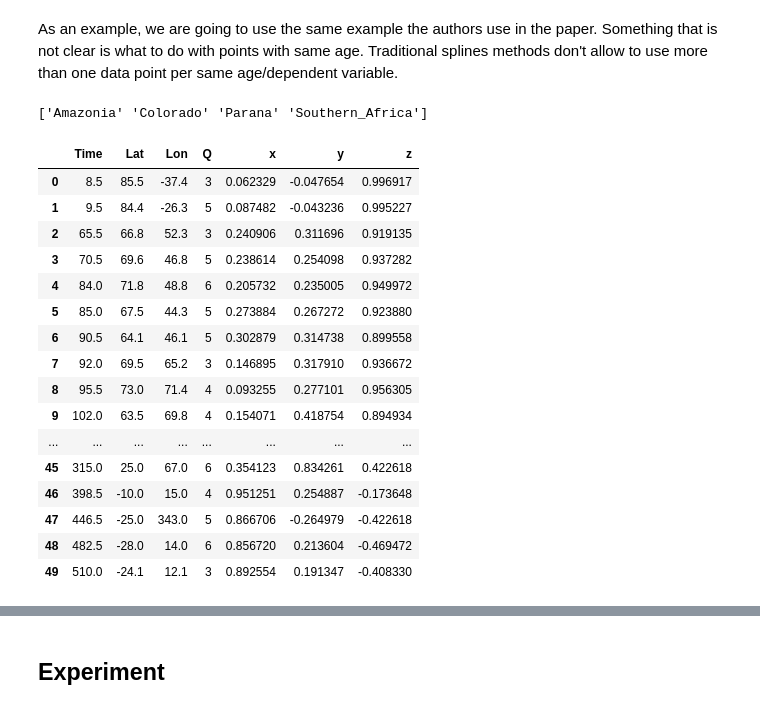
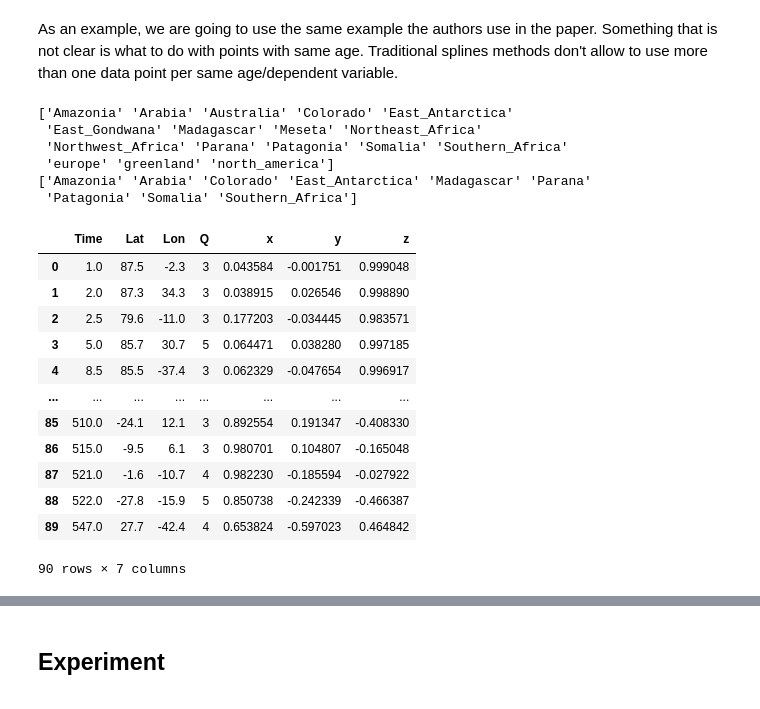
Before and after one commit to PolarWandering/PaleoStats, a Jupyter notebook: Spherical_Splines.ipynb, the cells around one changed output, grey strips where cells are left out. Cells and saved outputs as stored; diff of their text form; code cells hidden in the pictures.

Commit message:
Example with full Gondwana

```diff
--- a/Spherical_Splines.ipynb
+++ b/Spherical_Splines.ipynb
@@ -44,51 +45,55 @@ elif example == 'toy':
     df = pd.read_csv('data/Jupp-etal-1987_dataset.csv', encoding="cp1254")
 
     # In order to do splines, we need the time coordinate to be strictly increasing. This is a little bit annoying, so for now
     # we replace poles with same age by picking the first one in the age
     df = df.groupby(['Time']).first().reset_index()
     #df['Time'] += np.random.normal(0, 0.001, df.shape[0])
     df['Lat'] = 90 - df['Time'] * 0.1
     df['Lon'] = df['Time'] * 0.5
 
 if example == 'Torsvik2012':
     df = pd.read_csv('data/Torsvik-etal-2012_dataset.csv', encoding="cp1254")
-    df = df[df.Plate.isin(['Amazonia', 'Parana', 'Colorado', 'Southern_Africa'])]
+    print(np.unique(df.Plate))
+    #WesternAustralia, East Antarctica, the Indian subcontinent, Madagascar,South America (Amazonia, Parana, Colorado and Patagonia), NWand NE Africa, Somalia, and Arabia.
+    df = df[df.Plate.isin(['Amazonia', 'Parana', 'Colorado', 'Southern_Africa', 'East_Antarctica', 'Madagascar', 'Patagonia', 'Northeast_Africa'
+ 'Northwest_Africa', 'Somalia', 'Arabia'])]
     print(np.unique(df.Plate))
     df.RLat.fillna(df.Lat, inplace=True)
     df.RLon.fillna(df.Lon, inplace=True)
     df['Time'] = df['Age']
     df['Lat'] = - df['RLat'] # reverse latitude to coincide with north pole following the defaul to Jupp
     df['Lon'] = df['RLon']
     df = df.groupby(['Time']).first().reset_index()
     df = df[['Time', "Lat", 'Lon', 'Q']]
 
 # Add cartesian coordinates
 df['x'] = df.apply(lambda row: sph2cart([np.radians(row["Lat"]), np.radians(row.Lon)])[0], axis=1)
 df['y'] = df.apply(lambda row: sph2cart([np.radians(row["Lat"]), np.radians(row.Lon)])[1], axis=1)
 df['z'] = df.apply(lambda row: sph2cart([np.radians(row["Lat"]), np.radians(row.Lon)])[2], axis=1)
 
 df = df.sort_values(by='Time')
 
 df
 # %% [output]
-['Amazonia' 'Colorado' 'Parana' 'Southern_Africa']
+['Amazonia' 'Arabia' 'Australia' 'Colorado' 'East_Antarctica'
+ 'East_Gondwana' 'Madagascar' 'Meseta' 'Northeast_Africa'
+ 'Northwest_Africa' 'Parana' 'Patagonia' 'Somalia' 'Southern_Africa'
+ 'europe' 'greenland' 'north_america']
+['Amazonia' 'Arabia' 'Colorado' 'East_Antarctica' 'Madagascar' 'Parana'
+ 'Patagonia' 'Somalia' 'Southern_Africa']
 |  | Time | Lat | Lon | Q | x | y | z |
-| 0 | 8.5 | 85.5 | -37.4 | 3 | 0.062329 | -0.047654 | 0.996917 |
-| 1 | 9.5 | 84.4 | -26.3 | 5 | 0.087482 | -0.043236 | 0.995227 |
-| 2 | 65.5 | 66.8 | 52.3 | 3 | 0.240906 | 0.311696 | 0.919135 |
-| 3 | 70.5 | 69.6 | 46.8 | 5 | 0.238614 | 0.254098 | 0.937282 |
-| 4 | 84.0 | 71.8 | 48.8 | 6 | 0.205732 | 0.235005 | 0.949972 |
-| 5 | 85.0 | 67.5 | 44.3 | 5 | 0.273884 | 0.267272 | 0.923880 |
-| 6 | 90.5 | 64.1 | 46.1 | 5 | 0.302879 | 0.314738 | 0.899558 |
-| 7 | 92.0 | 69.5 | 65.2 | 3 | 0.146895 | 0.317910 | 0.936672 |
-| 8 | 95.5 | 73.0 | 71.4 | 4 | 0.093255 | 0.277101 | 0.956305 |
-| 9 | 102.0 | 63.5 | 69.8 | 4 | 0.154071 | 0.418754 | 0.894934 |
+| 0 | 1.0 | 87.5 | -2.3 | 3 | 0.043584 | -0.001751 | 0.999048 |
+| 1 | 2.0 | 87.3 | 34.3 | 3 | 0.038915 | 0.026546 | 0.998890 |
+| 2 | 2.5 | 79.6 | -11.0 | 3 | 0.177203 | -0.034445 | 0.983571 |
+| 3 | 5.0 | 85.7 | 30.7 | 5 | 0.064471 | 0.038280 | 0.997185 |
+| 4 | 8.5 | 85.5 | -37.4 | 3 | 0.062329 | -0.047654 | 0.996917 |
 | ... | ... | ... | ... | ... | ... | ... | ... |
-| 45 | 315.0 | 25.0 | 67.0 | 6 | 0.354123 | 0.834261 | 0.422618 |
-| 46 | 398.5 | -10.0 | 15.0 | 4 | 0.951251 | 0.254887 | -0.173648 |
-| 47 | 446.5 | -25.0 | 343.0 | 5 | 0.866706 | -0.264979 | -0.422618 |
-| 48 | 482.5 | -28.0 | 14.0 | 6 | 0.856720 | 0.213604 | -0.469472 |
-| 49 | 510.0 | -24.1 | 12.1 | 3 | 0.892554 | 0.191347 | -0.408330 |
+| 85 | 510.0 | -24.1 | 12.1 | 3 | 0.892554 | 0.191347 | -0.408330 |
+| 86 | 515.0 | -9.5 | 6.1 | 3 | 0.980701 | 0.104807 | -0.165048 |
+| 87 | 521.0 | -1.6 | -10.7 | 4 | 0.982230 | -0.185594 | -0.027922 |
+| 88 | 522.0 | -27.8 | -15.9 | 5 | 0.850738 | -0.242339 | -0.466387 |
+| 89 | 547.0 | 27.7 | -42.4 | 4 | 0.653824 | -0.597023 | 0.464842 |
+90 rows × 7 columns
 # %%
 plt.figure(figsize=(10,10))
 ax = plt.axes(projection=ccrs.Orthographic(central_latitude=90))
```
Also changed, not shown: parts of 4 cells of this notebook.
